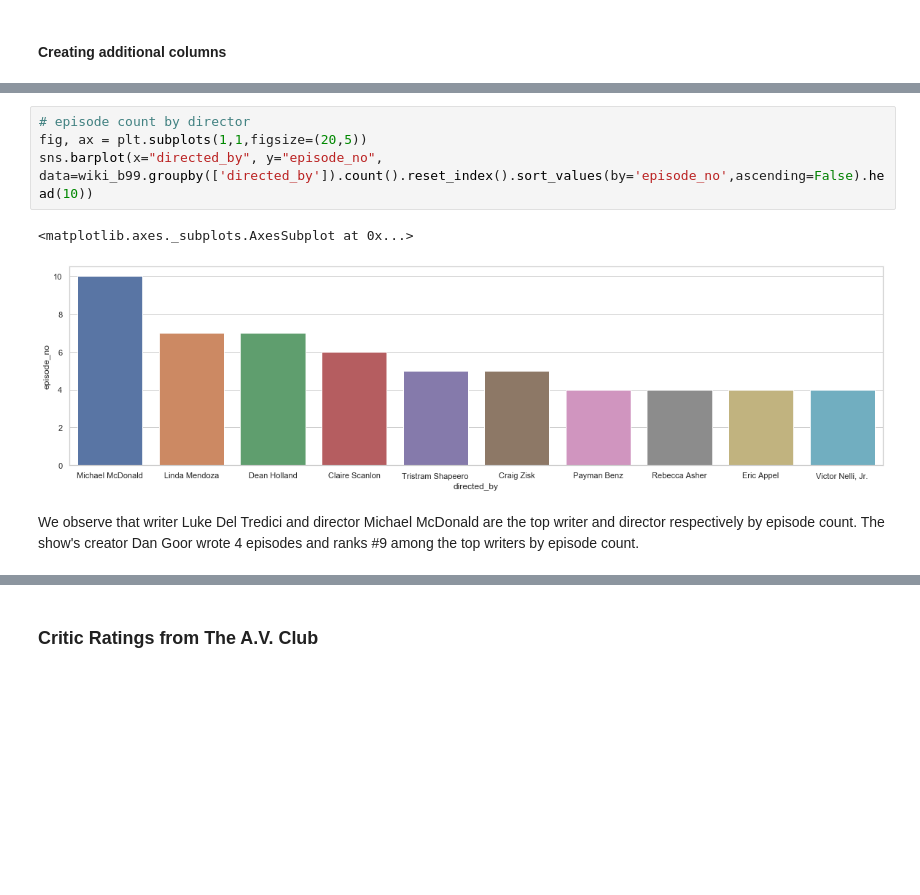
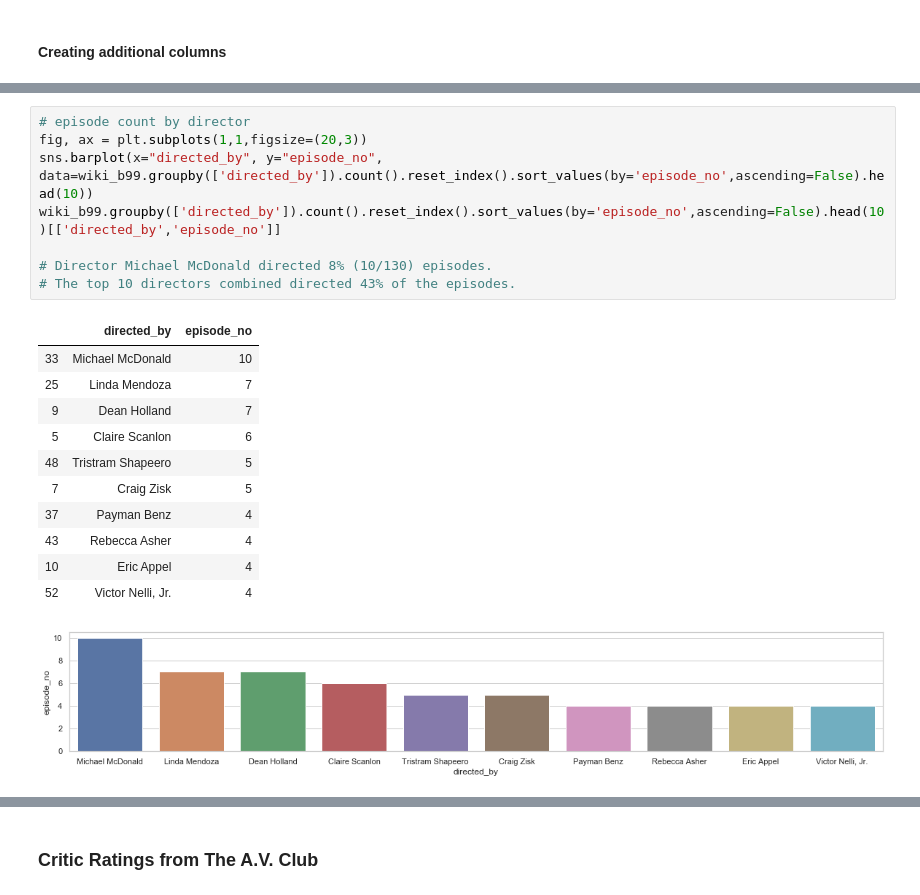
Before and after one commit to jagrutijoshi2603/Python-for-Data-Science-Project, a Jupyter notebook: Project.ipynb, the cells around one changed output, grey strips where cells are left out. Cells and saved outputs as stored; diff of their text form; blank space fills up the shorter version.

```diff
--- a/Project.ipynb
+++ b/Project.ipynb
@@ -130,9 +142,21 @@ sns.barplot(x="written_by", y="episode_no", data=wiki_b99.groupby(['written_by']
 # %%
 # episode count by director
-fig, ax = plt.subplots(1,1,figsize=(20,5))
+fig, ax = plt.subplots(1,1,figsize=(20,3))
 sns.barplot(x="directed_by", y="episode_no", data=wiki_b99.groupby(['directed_by']).count().reset_index().sort_values(by='episode_no',ascending=False).head(10))
+wiki_b99.groupby(['directed_by']).count().reset_index().sort_values(by='episode_no',ascending=False).head(10)[['directed_by','episode_no']]
+
+# Director Michael McDonald directed 8% (10/130) episodes.
+# The top 10 directors combined directed 43% of the episodes.
 # %% [output]
-<matplotlib.axes._subplots.AxesSubplot at 0x...>
+|  | directed_by | episode_no |
+| 33 | Michael McDonald | 10 |
+| 25 | Linda Mendoza | 7 |
+| 9 | Dean Holland | 7 |
+| 5 | Claire Scanlon | 6 |
+| 48 | Tristram Shapeero | 5 |
+| 7 | Craig Zisk | 5 |
+| 37 | Payman Benz | 4 |
+| 43 | Rebecca Asher | 4 |
+| 10 | Eric Appel | 4 |
+| 52 | Victor Nelli, Jr. | 4 |
-[figure, old version]
+[figure, new version]
-# %% [markdown]
-We observe that writer Luke Del Tredici and director Michael McDonald are the top writer and director respectively by episode count. The show's creator Dan Goor wrote 4 episodes and ranks #9 among the top writers by episode count.
```
Also changed, not shown: parts of 79 cells of this notebook.
